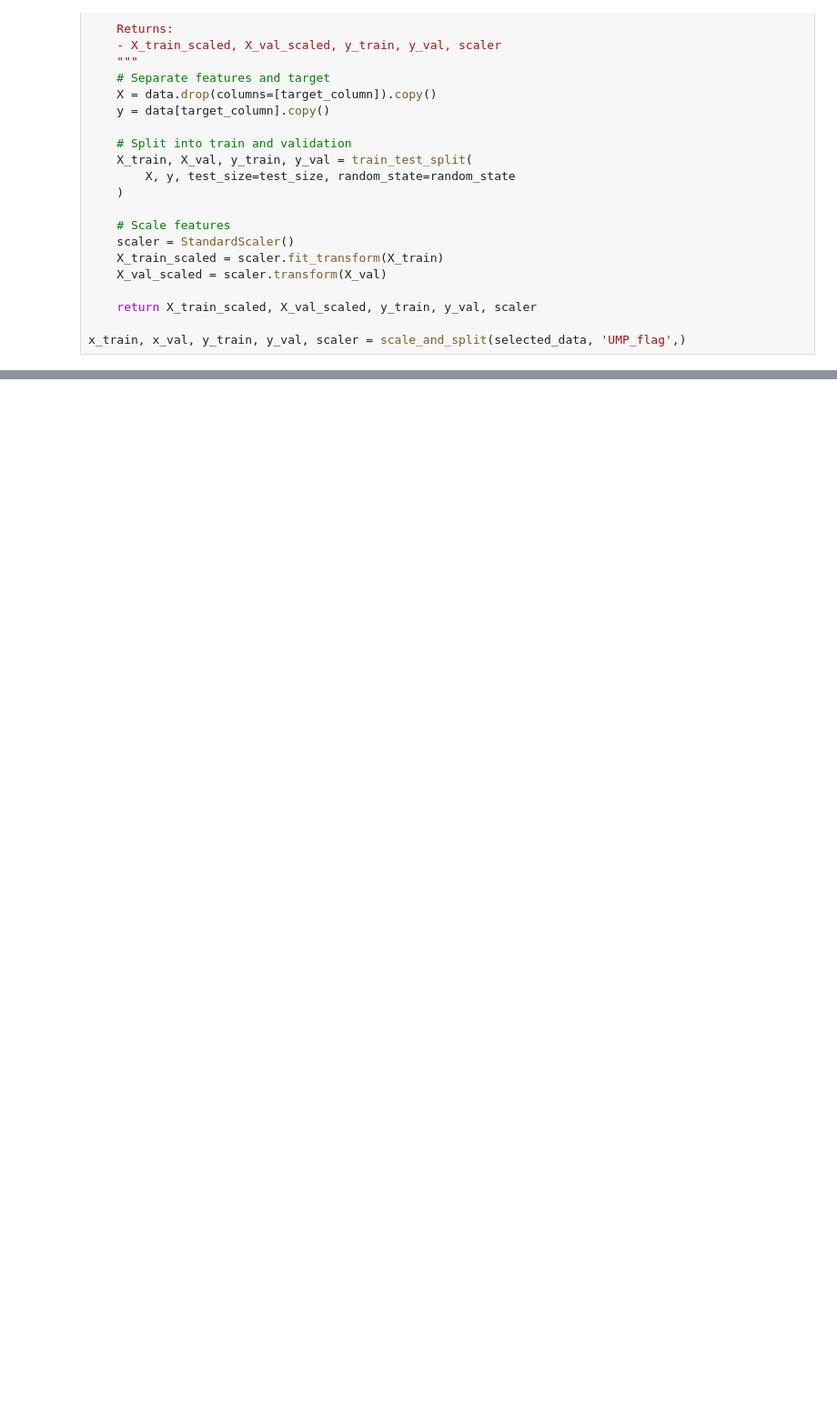
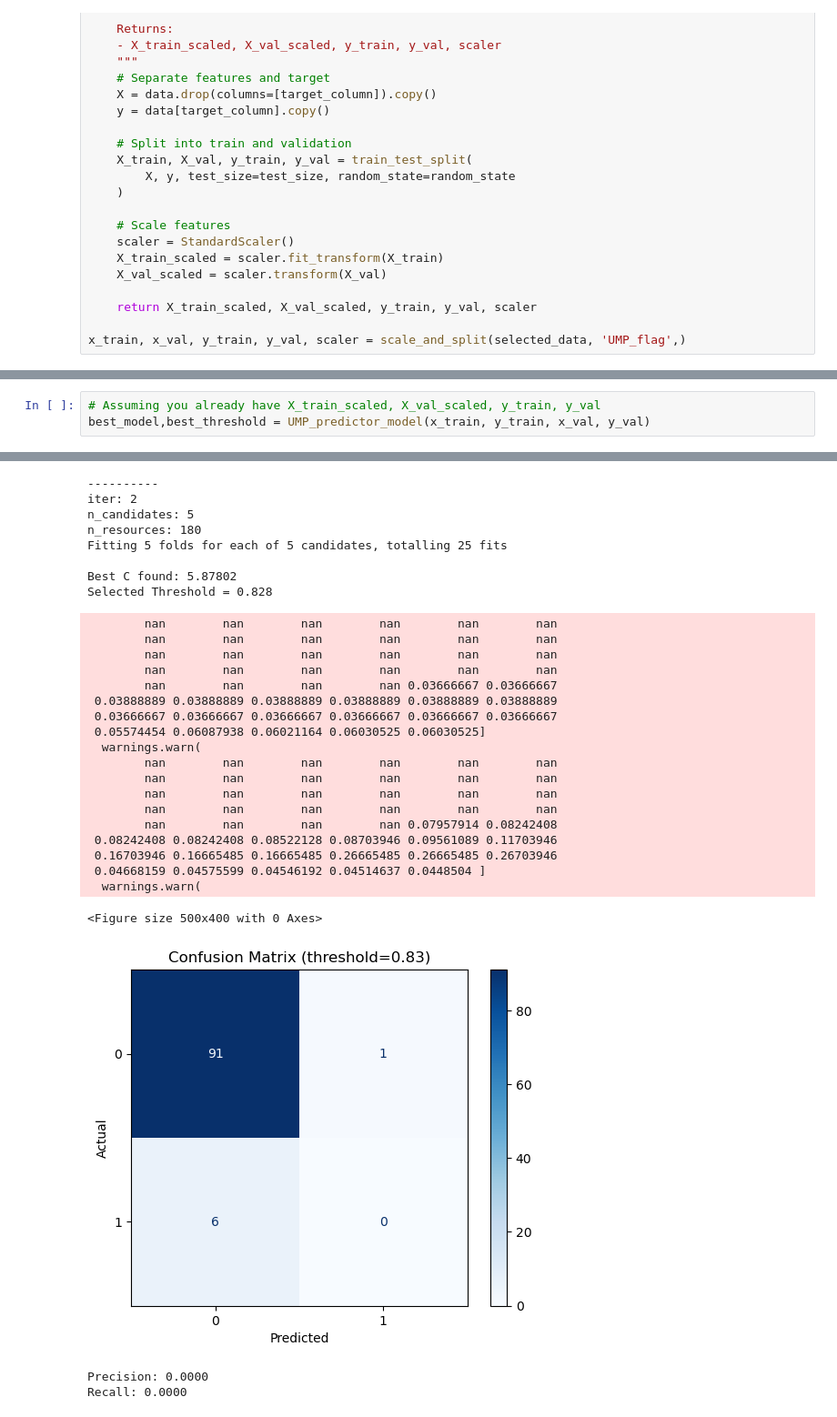
Before and after one commit to Fderick/UMPredict, a Jupyter notebook: UMPredict/UMP_Example.ipynb, the cells around one changed output, grey strips where cells are left out. Shown at 91% size. Cells and saved outputs as stored; diff of their text form; blank space fills up the shorter version.

```diff
--- a/UMPredict/UMP_Example.ipynb
+++ b/UMPredict/UMP_Example.ipynb
@@ -200,0 +466,4 @@ LogisticRegression does not accept missing values encoded as NaN natively. For s
+# %%
+# Assuming you already have X_train_scaled, X_val_scaled, y_train, y_val
+best_model,best_threshold = UMP_predictor_model(x_train, y_train, x_val, y_val)
+# %% [output]
@@ -200,0 +520,30 @@ LogisticRegression does not accept missing values encoded as NaN natively. For s
+----------
+iter: 2
+n_candidates: 5
+n_resources: 180
+Fitting 5 folds for each of 5 candidates, totalling 25 fits
+
+Best C found: 5.87802
+Selected Threshold = 0.828
+        nan        nan        nan        nan        nan        nan
+        nan        nan        nan        nan        nan        nan
+        nan        nan        nan        nan        nan        nan
+        nan        nan        nan        nan        nan        nan
+        nan        nan        nan        nan 0.03666667 0.03666667
+ 0.03888889 0.03888889 0.03888889 0.03888889 0.03888889 0.03888889
+ 0.03666667 0.03666667 0.03666667 0.03666667 0.03666667 0.03666667
+ 0.05574454 0.06087938 0.06021164 0.06030525 0.06030525]
+  warnings.warn(
+        nan        nan        nan        nan        nan        nan
+        nan        nan        nan        nan        nan        nan
+        nan        nan        nan        nan        nan        nan
+        nan        nan        nan        nan        nan        nan
+        nan        nan        nan        nan 0.07957914 0.08242408
+ 0.08242408 0.08242408 0.08522128 0.08703946 0.09561089 0.11703946
+ 0.16703946 0.16665485 0.16665485 0.26665485 0.26665485 0.26703946
+ 0.04668159 0.04575599 0.04546192 0.04514637 0.0448504 ]
+  warnings.warn(
+<Figure size 500x400 with 0 Axes>
+[figure, added]
+Precision: 0.0000
+Recall: 0.0000
```
Also changed, not shown: parts of 7 cells of this notebook.
